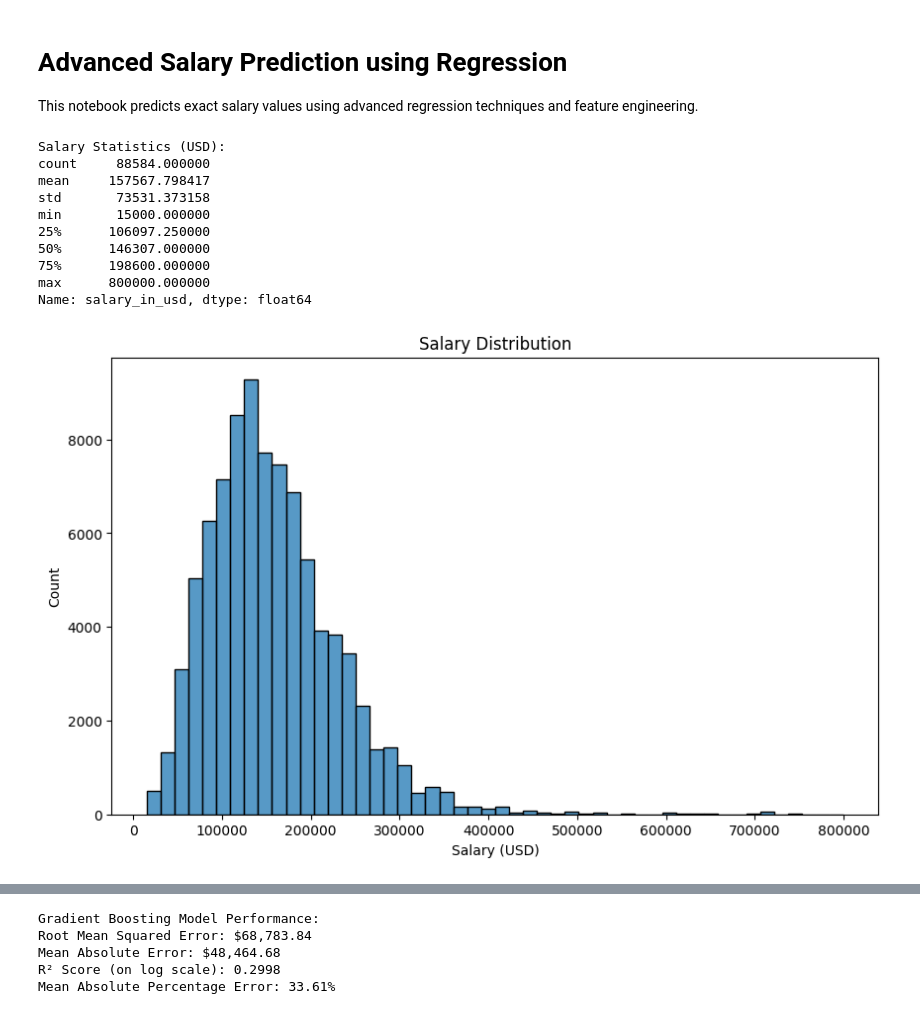
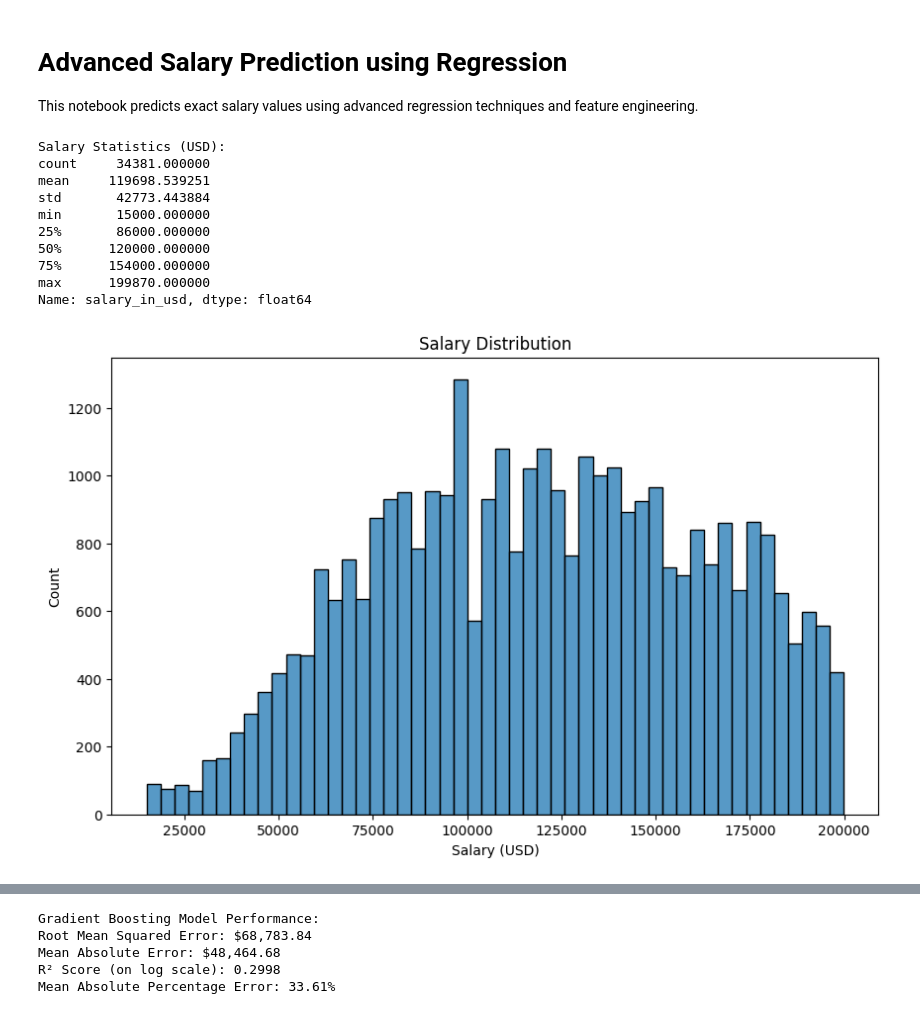
Before and after one commit to Zpicard/CIS490_Project, a Jupyter notebook: XGBoost_200AndUnder_FinalModel.ipynb, the cells around one changed output, grey strips where cells are left out. Cells and saved outputs as stored; diff of their text form; code cells hidden in the pictures.

```diff
--- a/XGBoost_200AndUnder_FinalModel.ipynb
+++ b/XGBoost_200AndUnder_FinalModel.ipynb
@@ -14,38 +16,41 @@ import seaborn as sns
 from scipy import stats
 import warnings
 warnings.filterwarnings('ignore')
+# %%
+#Read in Cleaned Dataframe and filter it to less than 2000 for accurate results.
+
+df = pd.read_csv('cleaned_data_ready_for_ml.csv')
+
+df = df[df['salary_in_usd'] < 200000]
 # %%
-# Load and preprocess data
-df = pd.read_csv('salaries.csv')
+# Here we will display statistics and plot both a salary distribution and also plot a log transformed salary distribution
+# We do this to visualzize a more normalized version of the salary data.
 
-# Display initial statistics
 print("Salary Statistics (USD):")
 print(df['salary_in_usd'].describe())
 
-# Plot salary distribution
 plt.figure(figsize=(10, 6))
 sns.histplot(df['salary_in_usd'], bins=50)
 plt.title('Salary Distribution')
 plt.xlabel('Salary (USD)')
 plt.ylabel('Count')
 plt.show()
 
-# Plot log-transformed salary distribution
 plt.figure(figsize=(10, 6))
 sns.histplot(np.log1p(df['salary_in_usd']), bins=50)
 plt.title('Log-Transformed Salary Distribution')
 plt.xlabel('Log Salary')
 plt.ylabel('Count')
 plt.show()
 # %% [output]
 Salary Statistics (USD):
-count     88584.000000
-mean     157567.798417
-std       73531.373158
+count     34381.000000
+mean     119698.539251
+std       42773.443884
 min       15000.000000
-25%      106097.250000
-50%      146307.000000
-75%      198600.000000
-max      800000.000000
+25%       86000.000000
+50%      120000.000000
+75%      154000.000000
+max      199870.000000
 Name: salary_in_usd, dtype: float64
-[figure, old version]
+[figure, new version]
```
Also changed, not shown: parts of 7 cells of this notebook, 6 other files.
